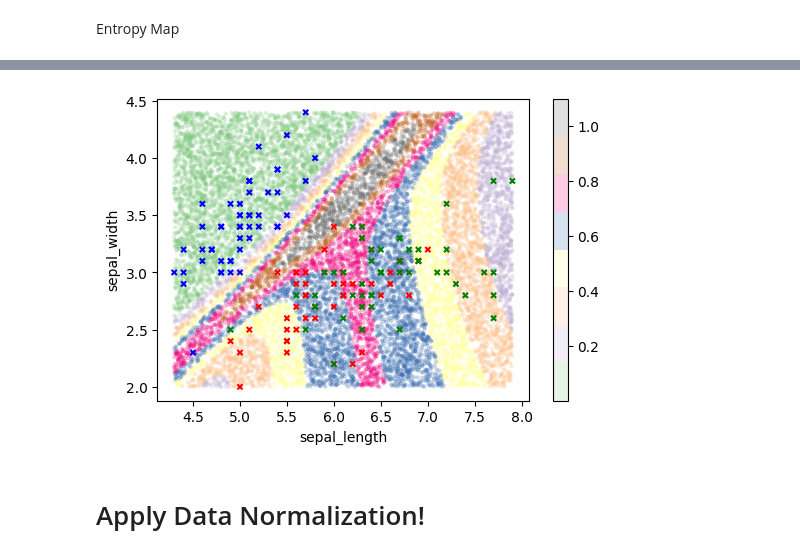
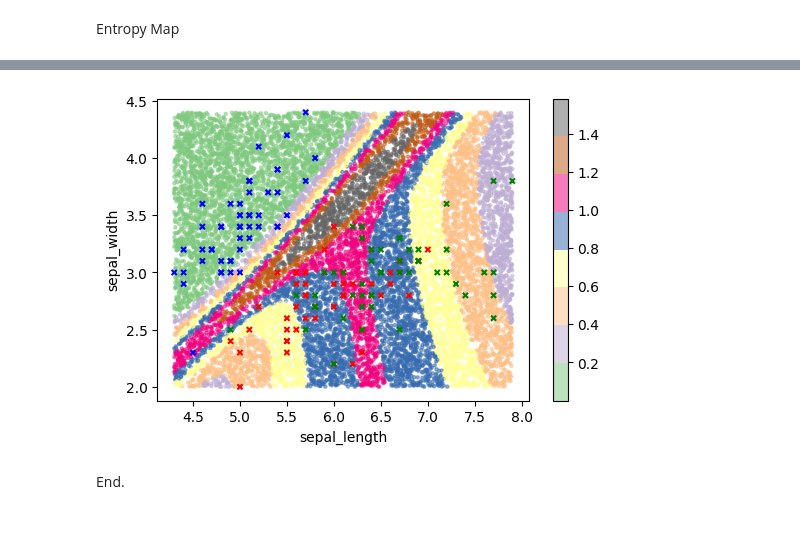
Before and after one commit to yongduek/gks3008_2021, a Jupyter notebook: iris_categorical.ipynb, the cells around one changed output, grey strips where cells are left out. Drawn from its saved outputs; the diff is of its cells as text; code cells hidden in the pictures; blank space fills up the shorter version.

```diff
--- a/iris_categorical.ipynb
+++ b/iris_categorical.ipynb
@@ -82,0 +703,3 @@ array([0, 0, 0, 0, 0, 0, 0, 0, 0, 0, 0, 0, 0, 0, 0, 0, 0, 0, 0, 0, 0, 0,
+# %%
+iris['species'] = iris['species'].astype('category')
+iris.head(3)
@@ -82,0 +711,3 @@ array([0, 0, 0, 0, 0, 0, 0, 0, 0, 0, 0, 0, 0, 0, 0, 0, 0, 0, 0, 0, 0, 0,
+# %%
+y = iris.species.cat.codes.values  # as 'category' data type in pandas, this comes conveniently.
+y
@@ -247,7 +963,7 @@ def model_2(x, y=None):
     with numpyro.plate(f'y:{x.shape[0]}', size=x.shape[0]):  ## observation
         t = a + jnp.dot(x, b)
         probs = numpyro.deterministic('probs', jax.nn.softmax(t))  ## probs by softmax
-        obs = numpyro.sample('y', dist.Categorical(probs=probs), obs=y)
+        obs = numpyro.sample('y', dist.Categorical(logits=t), obs=y)
 #        print(t.shape, obs.shape, probs.shape)
 # %%
 args = dict(x=x[:,:2], y=y)  # use (sepal length, sepal width)
@@ -374,7 +1090,7 @@ Entropy Map
 # %%
 def entropy(probs):
 #    e = -np.sum([p * np.log(p) for p in probs])
-    m = -np.log(probs) * probs
+    m = -np.log2(probs) * probs
     e = m.sum(axis=1 if len(m.shape) >= 2 else 0)
     return e
 # %%
@@ -401,10 +1124,10 @@ ent.shape, ent
 # %%
 colors = np.array(['b', 'r', 'g'])
-plt.scatter(xr[:,0], xr[:,1], alpha=.2, s=5, cmap='Accent', c=ent);  # entropy map
+plt.scatter(xr[:,0], xr[:,1], alpha=.52, s=5, cmap='Accent', c=ent);  # entropy map
 plt.colorbar();
 plt.scatter(x[:,0], x[:,1], s=14, c=colors[y], marker='x')  # training data
 plt.xlabel(feature_names[0]); plt.ylabel(feature_names[1]);
 # %% [output]
-[figure, old version]
+[figure, new version]
-# %% [markdown]
-# Apply Data Normalization!
+# %% [markdown]
+End.
```
Also changed, not shown: parts of 103 cells of this notebook.
